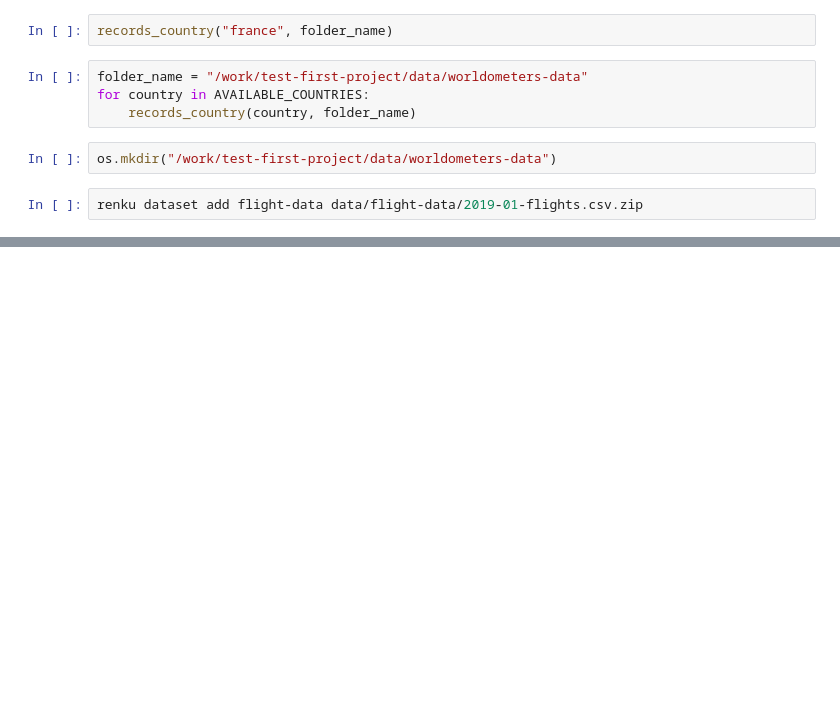
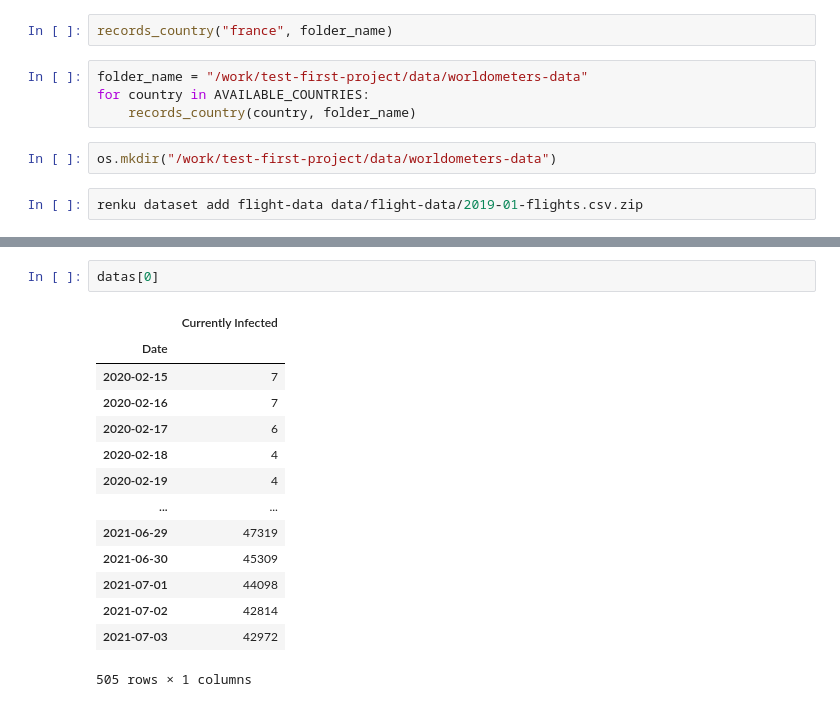
Before and after one commit to selam88/mirror_gitlab_app, a Jupyter notebook: notebooks/first_notebook.ipynb, the cells around one changed output, grey strips where cells are left out. Cells and saved outputs as stored; diff of their text form; blank space fills up the shorter version.

```diff
--- a/notebooks/first_notebook.ipynb
+++ b/notebooks/first_notebook.ipynb
@@ -82,0 +95,17 @@ fig.show()
+# %%
+datas[0]
+# %% [output]
+|  | Currently Infected |
+| Date |  |
+| 2020-02-15 | 7 |
+| 2020-02-16 | 7 |
+| 2020-02-17 | 6 |
+| 2020-02-18 | 4 |
+| 2020-02-19 | 4 |
+| ... | ... |
+| 2021-06-29 | 47319 |
+| 2021-06-30 | 45309 |
+| 2021-07-01 | 44098 |
+| 2021-07-02 | 42814 |
+| 2021-07-03 | 42972 |
+505 rows × 1 columns
```
Also changed, not shown: parts of 2 cells of this notebook, 1 other file.
